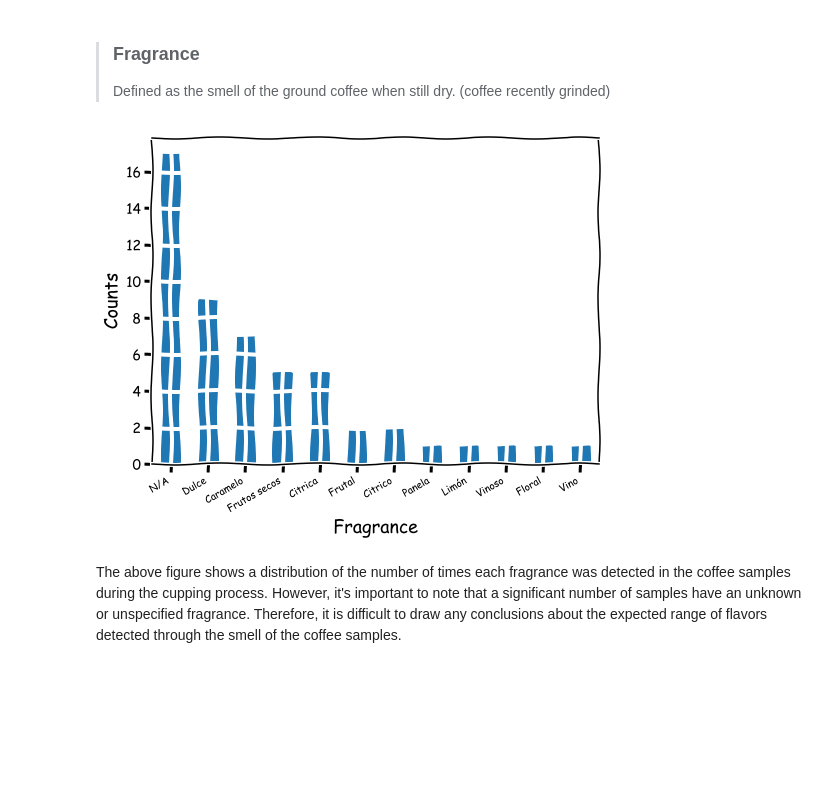
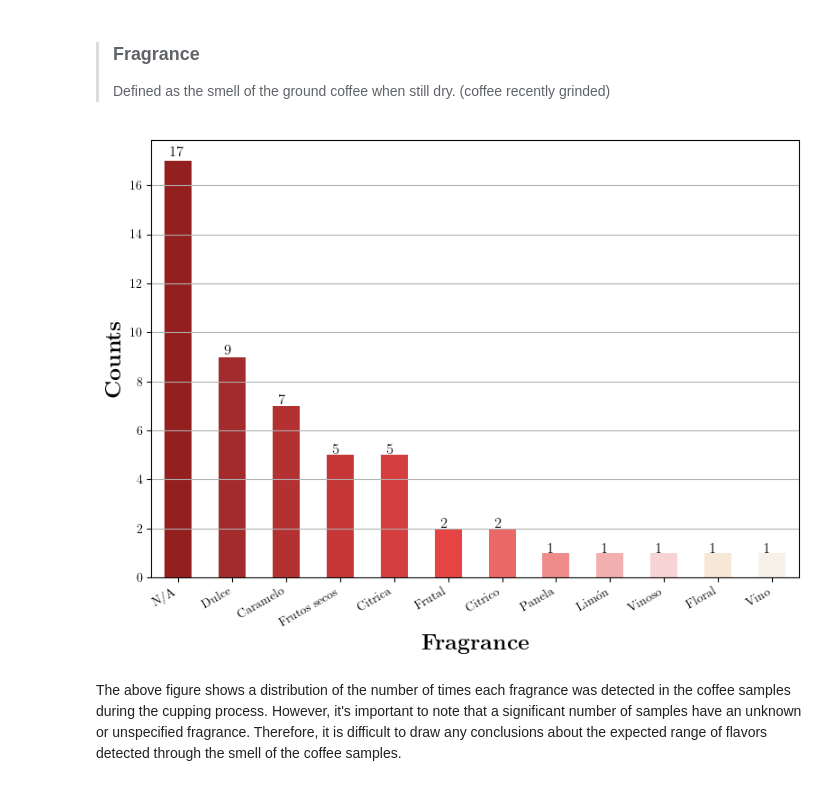
Before and after one commit to SRam3/Coffee_flavors_analyzer, a Jupyter notebook: notebooks/data_analysis.ipynb, the cells around one changed output. Saved outputs shown, nothing was run; the diff lists cells and outputs as text; code cells hidden in the pictures; blank space fills up the shorter version.

Commit message:
Improving the images presentation

```diff
--- a/notebooks/data_analysis.ipynb
+++ b/notebooks/data_analysis.ipynb
@@ -129,19 +130,46 @@ This evaluation involves three distinct sensory experiences that allow for the a
 >### Fragrance
 > Defined as the smell of the ground coffee when still dry. (coffee recently grinded)
 # %%
+rc("font", **{"family": "serif", "serif": ["Computer Modern Roman"]})
+rc("text", usetex=True)
+
+
+data_path = os.path.join("..", "data", "processed_data", "data_cleaned.json")
+coffee_data = pd.read_json(data_path)
+
+coffee_data.drop("ID", axis=1, inplace=True)
+
 coffee_data["Fragrance"] = coffee_data["Descripcion"].str.extract(r"Fragancia: (\w+.\w+)")
 fragrance = coffee_data["Fragrance"].value_counts()
 # fragrance = fragrance.loc[fragrance.index != "N/A"]
-plt.figure(figsize=(8,6))
-fragrance.plot(kind="bar")
-plt.xkcd()
-plt.grid()
-plt.xticks(rotation=30, ha="right", size=10)
-plt.xlabel("Fragrance", size=18)
-plt.ylabel("Counts", size=18)
+
+
+colors = [
+    "#941F1F",
+    "#A32B2B",
+    "#B43131",
+    "#C53737",
+    "#D53E3E",
+    "#E64444",
+    "#EA6868",
+    "#EE8C8C",
+    "#F3AFAF",
+    "#F7D3D3",
+    "#F7E7D6",
+    "#F8F1EA",
+]
+fig, ax = plt.subplots(figsize=(8, 6))
+fragrance.plot(kind="bar", color=colors, ax=ax, legend=False)
+plt.grid(axis="y")
+plt.xticks(rotation=30, ha="right", fontsize=10)
+plt.xlabel(r"\textbf{Fragrance}", fontsize=18)
+plt.ylabel(r"\textbf{Counts}", fontsize=18)
+for i, v in enumerate(fragrance):
+    ax.text(i - 0.15, v * 1.01, str(v), color="black", fontsize=12)
+plt.tight_layout()
 plt.show()
 # %% [output]
-[figure, old version]
+[figure, new version]
 # %% [markdown]
 The above figure shows a distribution of the number of times each fragrance was detected in the coffee samples during the cupping process. However, it's important to note that a significant number of samples have an unknown or unspecified fragrance. Therefore, it is difficult to draw any conclusions about the expected range of flavors detected through the smell of the coffee samples.
 # %% [markdown]
```
Also changed, not shown: parts of 3 cells of this notebook.
